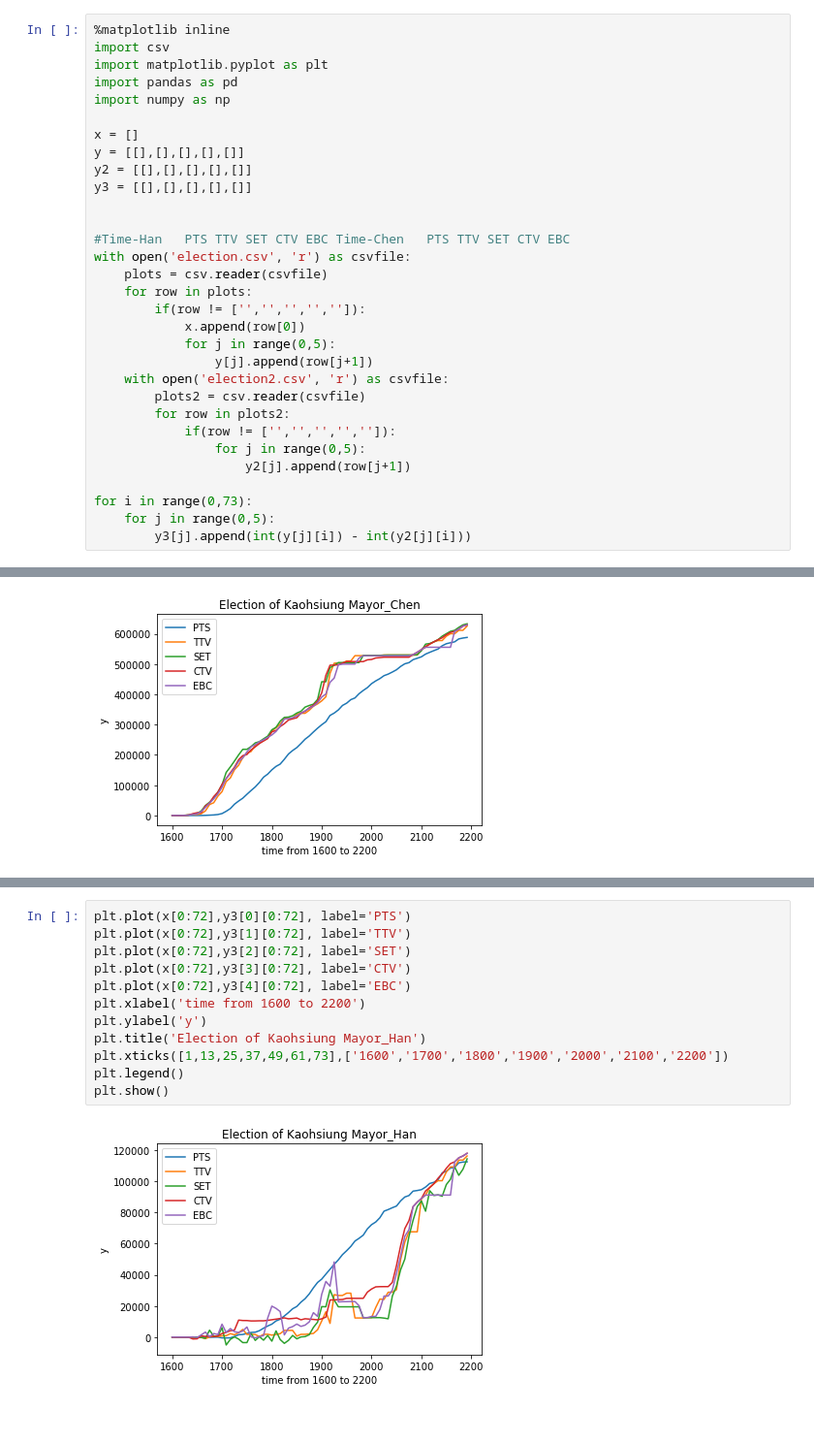
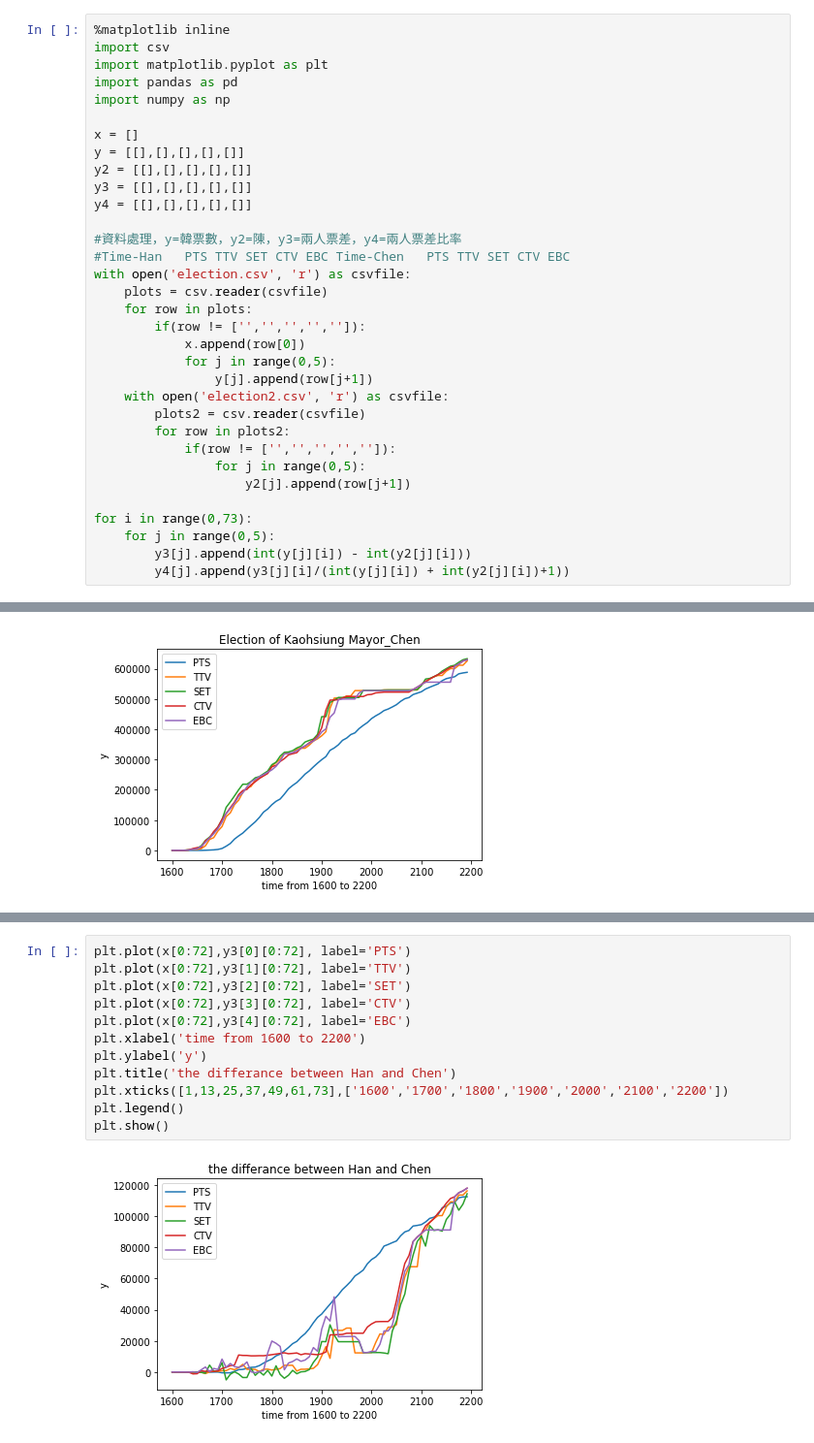
Before and after one commit to chenanchien/csx, a Jupyter notebook: hw1/hw1.ipynb, the cells around one changed output, grey strips where cells are left out. Shown at 97% size. Cells and saved outputs as stored; diff of their text form.

```diff
--- a/hw1/hw1.ipynb
+++ b/hw1/hw1.ipynb
@@ -9,8 +9,9 @@ x = []
 y = [[],[],[],[],[]]
 y2 = [[],[],[],[],[]]
 y3 = [[],[],[],[],[]]
+y4 = [[],[],[],[],[]]
 
-
+#資料處理，y=韓票數，y2=陳，y3=兩人票差，y4=兩人票差比率
 #Time-Han	PTS	TTV	SET	CTV	EBC	Time-Chen	PTS	TTV	SET	CTV	EBC
 with open('election.csv', 'r') as csvfile:
     plots = csv.reader(csvfile)
@@ -29,3 +30,4 @@ with open('election.csv', 'r') as csvfile:
 for i in range(0,73):
     for j in range(0,5):
         y3[j].append(int(y[j][i]) - int(y2[j][i]))
+        y4[j].append(y3[j][i]/(int(y[j][i]) + int(y2[j][i])+1))
@@ -63,14 +70,14 @@ plt.show()
 # %%
 plt.plot(x[0:72],y3[0][0:72], label='PTS')
 plt.plot(x[0:72],y3[1][0:72], label='TTV')
 plt.plot(x[0:72],y3[2][0:72], label='SET')
 plt.plot(x[0:72],y3[3][0:72], label='CTV')
 plt.plot(x[0:72],y3[4][0:72], label='EBC')
 plt.xlabel('time from 1600 to 2200')
 plt.ylabel('y')
-plt.title('Election of Kaohsiung Mayor_Han')
+plt.title('the differance between Han and Chen')
 plt.xticks([1,13,25,37,49,61,73],['1600','1700','1800','1900','2000','2100','2200'])
 plt.legend()
 plt.show()
 # %% [output]
-[figure, old version]
+[figure, new version]
```
Also changed, not shown: parts of 7 cells of this notebook.
